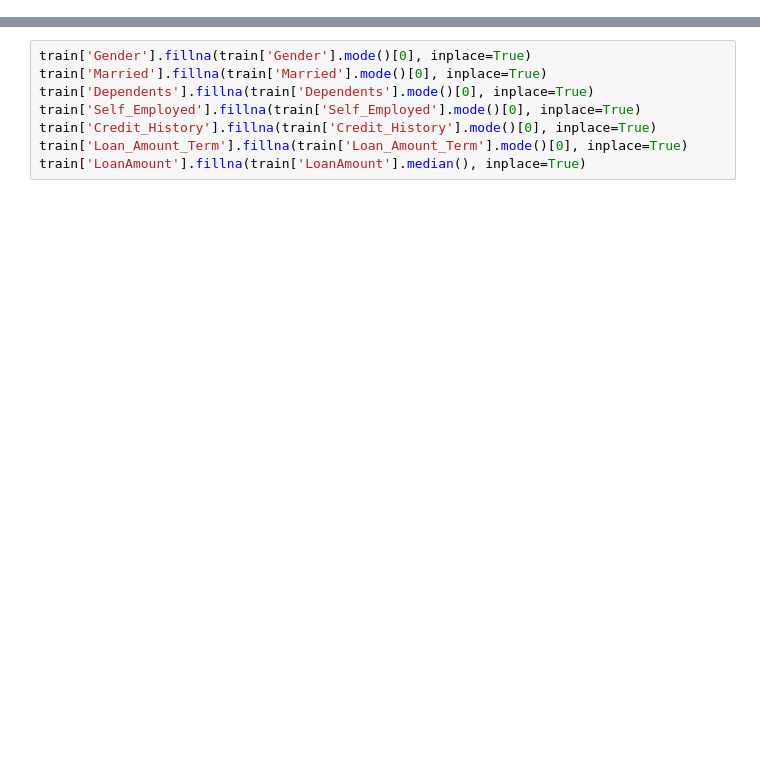
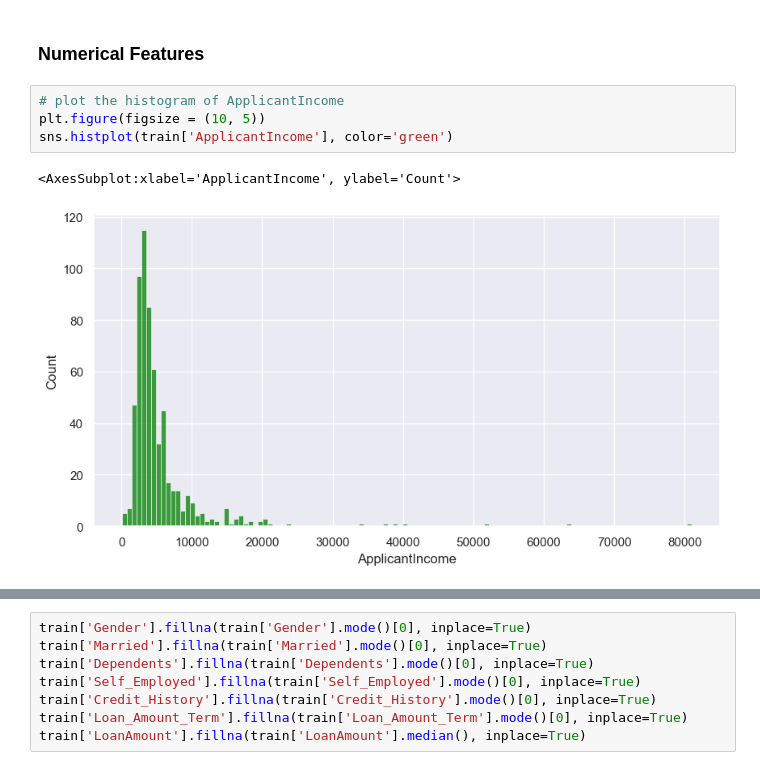
Before and after one commit to ahmedelgamal0/Loan-Eligibility-Prediction, a Jupyter notebook: Loan_Predection.ipynb, the cells around one changed output, grey strips where cells are left out. Saved outputs shown, nothing was run; the diff lists cells and outputs as text; blank space fills up the shorter version.

```diff
--- a/Loan_Predection.ipynb
+++ b/Loan_Predection.ipynb
@@ -23,0 +136,9 @@ train = pd.read_csv("train_ctrUa4K.csv")
+# %% [markdown]
+### Numerical Features
+# %%
+# plot the histogram of ApplicantIncome
+plt.figure(figsize = (10, 5))
+sns.histplot(train['ApplicantIncome'], color='green')
+# %% [output]
+<AxesSubplot:xlabel='ApplicantIncome', ylabel='Count'>
+[figure, added]
```
Also changed, not shown: parts of 60 cells of this notebook, 2 other files.
